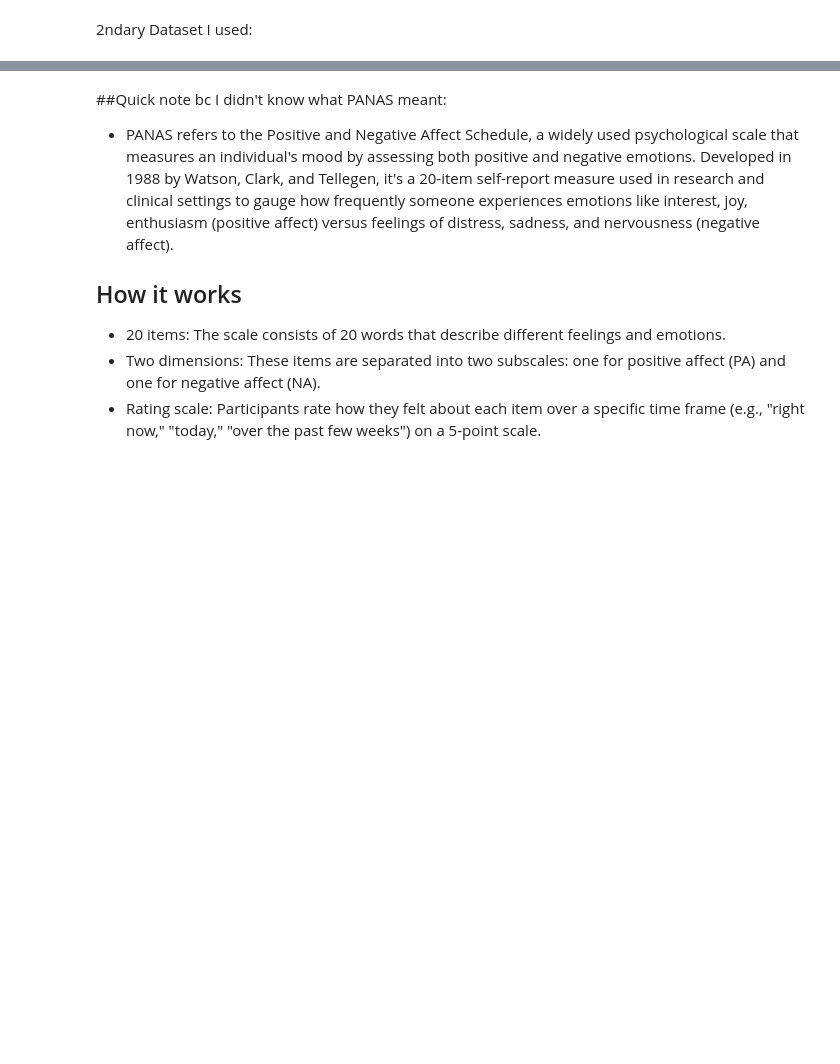
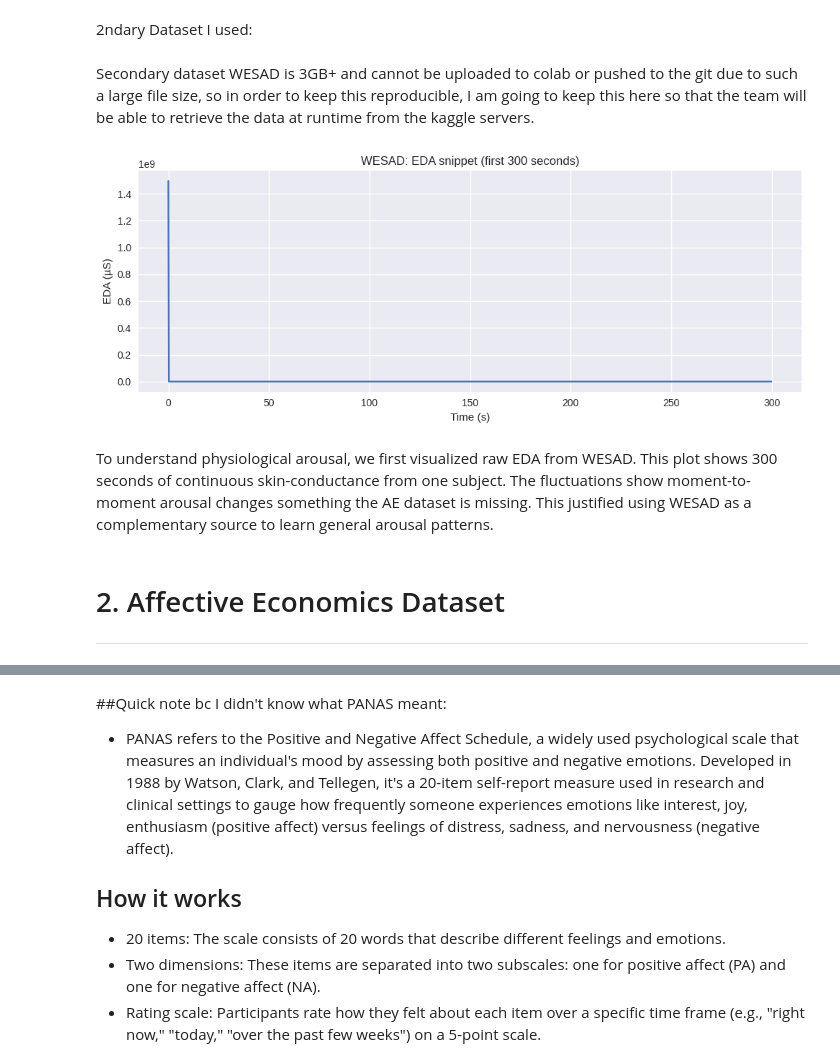
Before and after one commit to submarinejuice/CP322-Final-Project-Group-9, a Jupyter notebook: cp322_FINAL.ipynb, the cells around one changed output, grey strips where cells are left out. Saved outputs shown, nothing was run; the diff lists cells and outputs as text; code cells hidden in the pictures; blank space fills up the shorter version.

```diff
--- a/cp322_FINAL.ipynb
+++ b/cp322_FINAL.ipynb
@@ -6,6 +22,10 @@ Michelle's addition
 # %%
 
 import os
+import matplotlib.pyplot as plt
+
+plt.style.use("seaborn-v0_8")  # optional, makes plots nicer
+
 
 REPO_URL = "https://github.com/submarinejuice/CP322-Final-Project-Group-9"
 REPO_NAME = "CP322-Final-Project-Group-9"
@@ -32,0 +255,16 @@ Resolving deltas: 100% (8/8), done.
+# %%
+import importlib
+import wesad_loader
+importlib.reload(wesad_loader)
+
+from wesad_loader import load_subject_e4, list_subjects
+
+print(os.listdir())  # sanity
+print(list_subjects("data/WESAD"))
+
+s2 = load_subject_e4("S2", base_path="data/WESAD")
+for k, v in s2.items():
+    if k == "meta":
+        print(k, v)
+    else:
+        print(k, type(v), getattr(v, "shape", None))
@@ -33,5 +299,42 @@ Resolving deltas: 100% (8/8), done.
 # %% [markdown]
 2ndary Dataset I used:
+# %% [markdown]
+Secondary dataset WESAD is 3GB+ and cannot be uploaded to colab or pushed to the git due to such a large file size, so in order to keep this reproducible, I am going to keep this here so that the team will be able to retrieve the data at runtime from the kaggle servers.
+# %%
+def plot_wesad_eda_example(subject_data, n_seconds=300, fs=4):
+    """
+    Plot a snippet of EDA signal for one WESAD subject.
+    - subject_data: dict returned by load_subject_e4(...)
+    - n_seconds: length of snippet to show
+    - fs: sampling frequency for EDA (Hz). WESAD EDA is usually 4 Hz.
+    """
+    eda = subject_data.get("eda", None)
+    if eda is None or eda.size == 0:
+        print("No EDA data found.")
+        return
+
+    n_samples = min(len(eda), n_seconds * fs)
+    eda_snippet = eda[:n_samples]
+
+    # Build time axis in seconds
+    t = np.arange(n_samples) / fs
+
+    plt.figure(figsize=(10, 4))
+    plt.plot(t, eda_snippet)
+    plt.xlabel("Time (s)")
+    plt.ylabel("EDA (µS)")
+    plt.title(f"WESAD: EDA snippet (first {n_seconds} seconds)")
+    plt.tight_layout()
+    plt.show()
+
+plot_wesad_eda_example(s2, n_seconds=300, fs=4)
+# %% [output]
+[figure, added]
+# %% [markdown]
+To understand physiological arousal, we first visualized raw EDA from WESAD. This plot shows 300 seconds of continuous skin-conductance from one subject. The fluctuations show moment-to-moment arousal changes something the AE dataset is missing. This justified using WESAD as a complementary source to learn general arousal patterns.
+# %% [markdown]
+# 2. Affective Economics Dataset
+---
 # %%
 import pandas as pd
 import re
```
Also changed, not shown: parts of 68 cells of this notebook.
